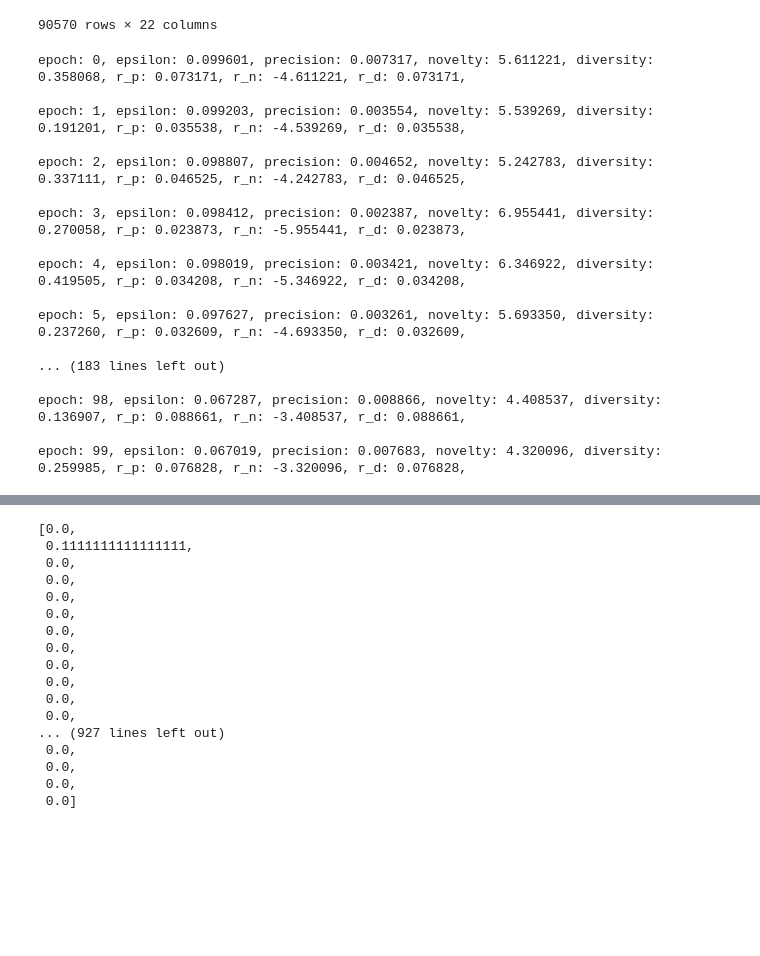
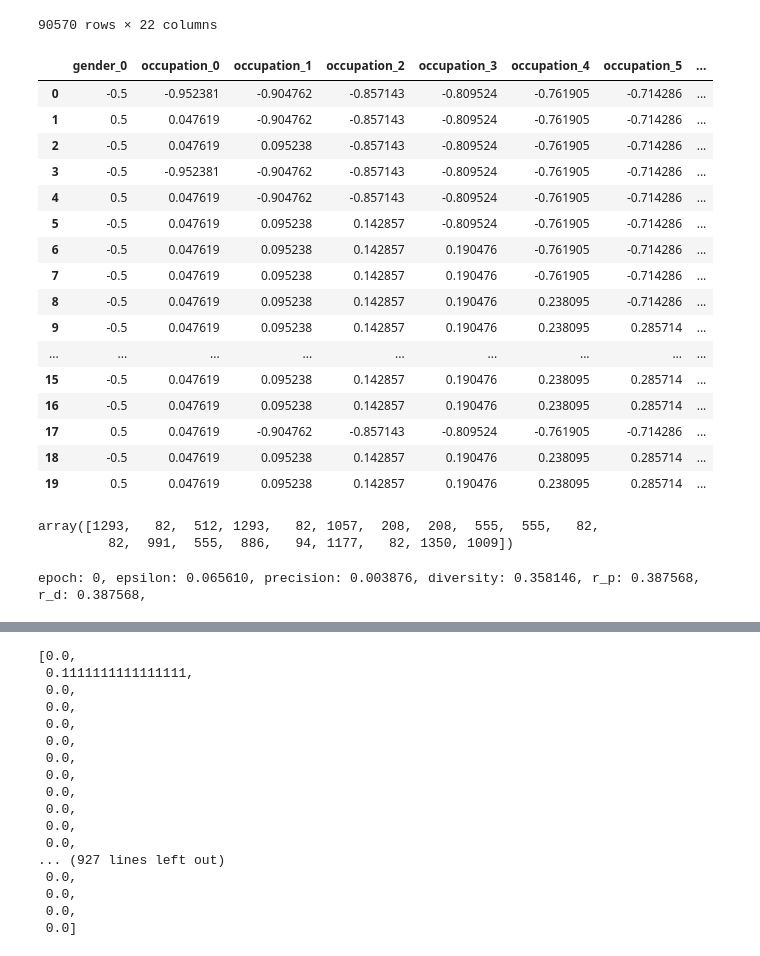
Before and after one commit to EeYeoKeat/Recommendation-System-Algorithms-in-Python, a Jupyter notebook: Movies_Recommendation/TF2_DQN_RecSys.ipynb, the cells around one changed output, grey strips where cells are left out. Drawn from its saved outputs; the diff is of its cells as text; code cells hidden in the pictures; blank space fills up the shorter version.

```diff
--- a/Movies_Recommendation/TF2_DQN_RecSys.ipynb
+++ b/Movies_Recommendation/TF2_DQN_RecSys.ipynb
@@ -636,3 +641,30 @@ agent = DQNAgent()
+# %%
+haha = test_data[:20]
+haha
+# %% [output]
+|  | gender_0 | occupation_0 | occupation_1 | occupation_2 | occupation_3 | occupation_4 | occupation_5 | ... |
+| 0 | -0.5 | -0.952381 | -0.904762 | -0.857143 | -0.809524 | -0.761905 | -0.714286 | ... |
+| 1 | 0.5 | 0.047619 | -0.904762 | -0.857143 | -0.809524 | -0.761905 | -0.714286 | ... |
+| 2 | -0.5 | 0.047619 | 0.095238 | -0.857143 | -0.809524 | -0.761905 | -0.714286 | ... |
+| 3 | -0.5 | -0.952381 | -0.904762 | -0.857143 | -0.809524 | -0.761905 | -0.714286 | ... |
+| 4 | 0.5 | 0.047619 | -0.904762 | -0.857143 | -0.809524 | -0.761905 | -0.714286 | ... |
+| 5 | -0.5 | 0.047619 | 0.095238 | 0.142857 | -0.809524 | -0.761905 | -0.714286 | ... |
+| 6 | -0.5 | 0.047619 | 0.095238 | 0.142857 | 0.190476 | -0.761905 | -0.714286 | ... |
+| 7 | -0.5 | 0.047619 | 0.095238 | 0.142857 | 0.190476 | -0.761905 | -0.714286 | ... |
+| 8 | -0.5 | 0.047619 | 0.095238 | 0.142857 | 0.190476 | 0.238095 | -0.714286 | ... |
+| 9 | -0.5 | 0.047619 | 0.095238 | 0.142857 | 0.190476 | 0.238095 | 0.285714 | ... |
+| ... | ... | ... | ... | ... | ... | ... | ... | ... |
+| 15 | -0.5 | 0.047619 | 0.095238 | 0.142857 | 0.190476 | 0.238095 | 0.285714 | ... |
+| 16 | -0.5 | 0.047619 | 0.095238 | 0.142857 | 0.190476 | 0.238095 | 0.285714 | ... |
+| 17 | 0.5 | 0.047619 | -0.904762 | -0.857143 | -0.809524 | -0.761905 | -0.714286 | ... |
+| 18 | -0.5 | 0.047619 | 0.095238 | 0.142857 | 0.190476 | 0.238095 | 0.285714 | ... |
+| 19 | 0.5 | 0.047619 | 0.095238 | 0.142857 | 0.190476 | 0.238095 | 0.285714 | ... |
+# %%
+hh = agent.act(haha)
+hh
+# %% [output]
+array([1293,   82,  512, 1293,   82, 1057,  208,  208,  555,  555,   82,
+         82,  991,  555,  886,   94, 1177,   82, 1350, 1009])
 # %%
 # memory = agent.memory
 # mini_batch = random.sample(memory, 256)
@@ -650,5 +677,5 @@ def get_users_predictions(test, n):
 # %%
-epoch = 100
+epoch = 20
 batch_size = 256
 loss_record = [None] * epoch
 
@@ -670,27 +697,27 @@ for e in range(epoch):
   test_precision['predictions'] = recs
   loss = []
   precision = []
-  novelty = []
+  # novelty = []
   diversity = []
 
   for ul in test_data.index:
     precision.append(precision_per_user(ul))
     p = np.mean(precision)
-    r_precision = p * 10
+    r_precision = p * 100
 
-    novelty.append(novelty_per_user(ul))
-    n = np.mean(novelty)
-    r_novelty = 1 - n
+    # novelty.append(novelty_per_user(ul))
+    # n = np.mean(novelty)
+    # r_novelty = 1 - n
 
     diversity.append(diversity_per_user(ul))
     d = np.mean(diversity)
-    r_diversity = p * 10
+    r_diversity = p * 100
 
   all_avg_precision.append(p)
-  all_avg_novelty.append(n)
+  # all_avg_novelty.append(n)
   all_avg_diversity.append(d)
   reward_precision.append(r_precision)
-  reward_novelty.append(r_novelty)
+  # reward_novelty.append(r_novelty)
   reward_diversity.append(r_diversity)
 
   for i in range(0, len(test_data) - 1, batch_size):
@@ -703,7 +730,7 @@ for e in range(epoch):
       if a >= 1682:
         r = 0
       else:
-        r =  r_precision + r_novelty + r_diversity
+        r =  r_precision + r_diversity # r_novelty +
       agent.memory.append((state[no], a, r, next_state[no], r  < 1))
     eps = agent.memory_replay(min(batch_size, len(agent.memory)))
     # loss.append(cost)
@@ -712,26 +739,10 @@ for e in range(epoch):
 
 
   if e % 1 == 0:
-    print('\nepoch: %d, epsilon: %f, precision: %f, novelty: %f, diversity: %f, r_p: %f, r_n: %f, r_d: %f,' %(e ,eps, p, n, d, r_precision, r_novelty, r_diversity))
-    # print('\nepoch: %d, epsilon: %f' %(e, eps))
+    #print('\nepoch: %d, epsilon: %f, precision: %f, novelty: %f, diversity: %f, r_p: %f, r_n: %f, r_d: %f,' %(e ,eps, p, n, d, r_precision, r_novelty, r_diversity))
+    print('\nepoch: %d, epsilon: %f, precision: %f, diversity: %f, r_p: %f, r_d: %f,' %(e ,eps, p, d, r_precision, r_diversity))
 # %% [output]
-epoch: 0, epsilon: 0.099601, precision: 0.007317, novelty: 5.611221, diversity: 0.358068, r_p: 0.073171, r_n: -4.611221, r_d: 0.073171,
-
-epoch: 1, epsilon: 0.099203, precision: 0.003554, novelty: 5.539269, diversity: 0.191201, r_p: 0.035538, r_n: -4.539269, r_d: 0.035538,
-
-epoch: 2, epsilon: 0.098807, precision: 0.004652, novelty: 5.242783, diversity: 0.337111, r_p: 0.046525, r_n: -4.242783, r_d: 0.046525,
-
-epoch: 3, epsilon: 0.098412, precision: 0.002387, novelty: 6.955441, diversity: 0.270058, r_p: 0.023873, r_n: -5.955441, r_d: 0.023873,
-
-epoch: 4, epsilon: 0.098019, precision: 0.003421, novelty: 6.346922, diversity: 0.419505, r_p: 0.034208, r_n: -5.346922, r_d: 0.034208,
-
-epoch: 5, epsilon: 0.097627, precision: 0.003261, novelty: 5.693350, diversity: 0.237260, r_p: 0.032609, r_n: -4.693350, r_d: 0.032609,
-
-... (183 lines left out)
-
-epoch: 98, epsilon: 0.067287, precision: 0.008866, novelty: 4.408537, diversity: 0.136907, r_p: 0.088661, r_n: -3.408537, r_d: 0.088661,
-
-epoch: 99, epsilon: 0.067019, precision: 0.007683, novelty: 4.320096, diversity: 0.259985, r_p: 0.076828, r_n: -3.320096, r_d: 0.076828,
+epoch: 0, epsilon: 0.065610, precision: 0.003876, diversity: 0.358146, r_p: 0.387568, r_d: 0.387568,
 # %%
 epoch = 100
 batch_size = 256
```
Also changed, not shown: parts of 7 cells of this notebook.
